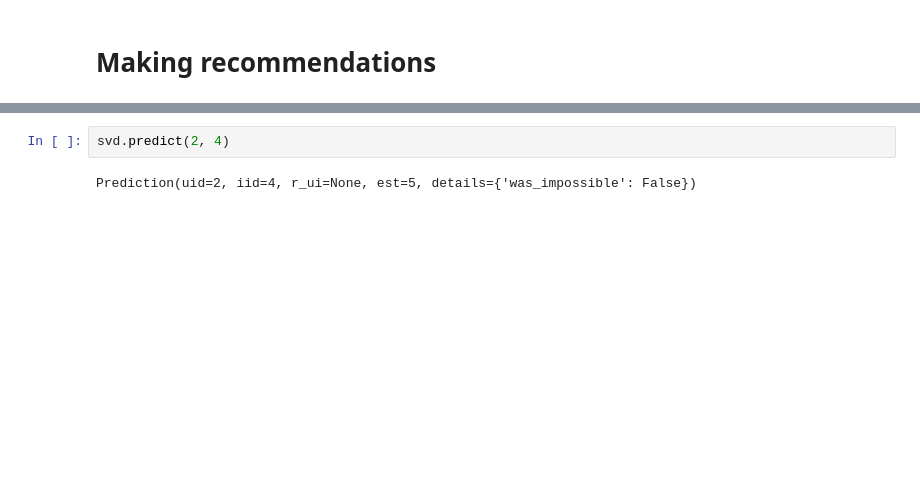
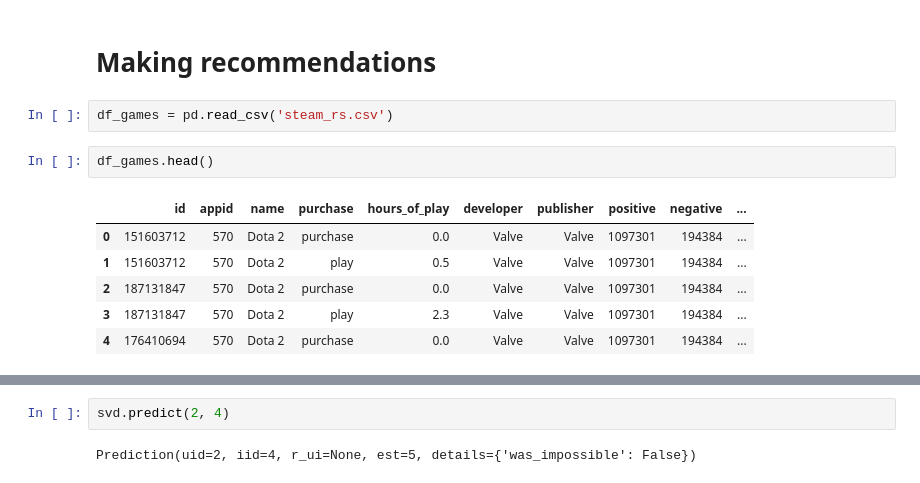
Before and after one commit to IsabelJoseph101/steam_recommendation_system, a Jupyter notebook: Untitled1.ipynb, the cells around one changed output, grey strips where cells are left out. Drawn from its saved outputs; the diff is of its cells as text; blank space fills up the shorter version.

```diff
--- a/Untitled1.ipynb
+++ b/Untitled1.ipynb
@@ -271,3 +382,14 @@ np.mean(cv_knn_baseline['test_rmse'])
 # %% [markdown]
 # Making recommendations
+# %%
+df_games = pd.read_csv('steam_rs.csv')
+# %%
+df_games.head()
+# %% [output]
+|  | id | appid | name | purchase | hours_of_play | developer | publisher | positive | negative | ... |
+| 0 | 151603712 | 570 | Dota 2 | purchase | 0.0 | Valve | Valve | 1097301 | 194384 | ... |
+| 1 | 151603712 | 570 | Dota 2 | play | 0.5 | Valve | Valve | 1097301 | 194384 | ... |
+| 2 | 187131847 | 570 | Dota 2 | purchase | 0.0 | Valve | Valve | 1097301 | 194384 | ... |
+| 3 | 187131847 | 570 | Dota 2 | play | 2.3 | Valve | Valve | 1097301 | 194384 | ... |
+| 4 | 176410694 | 570 | Dota 2 | purchase | 0.0 | Valve | Valve | 1097301 | 194384 | ... |
 # %%
```
Also changed, not shown: parts of 64 cells of this notebook.
